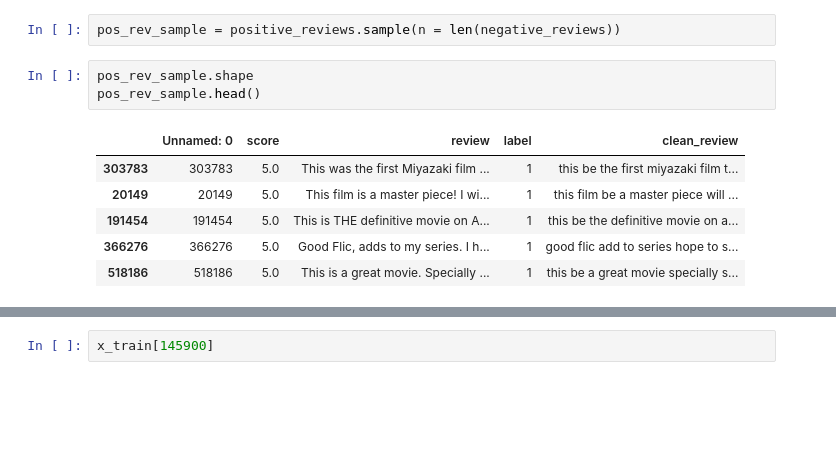
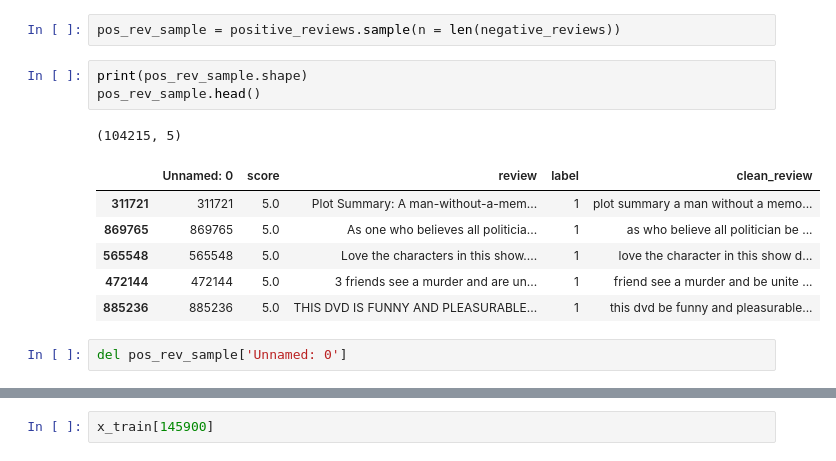
Before and after one commit to nmoguilner/doc2vec-notebook, a Jupyter notebook: Sentiment Corpus File.ipynb, the cells around one changed output, grey strips where cells are left out. Saved outputs shown, nothing was run; the diff lists cells and outputs as text; blank space fills up the shorter version.

```diff
--- a/Sentiment Corpus File.ipynb
+++ b/Sentiment Corpus File.ipynb
@@ -156,12 +179,15 @@ print(len(negative_reviews))
 # %%
 pos_rev_sample = positive_reviews.sample(n = len(negative_reviews))
 # %%
-pos_rev_sample.shape
+print(pos_rev_sample.shape)
 pos_rev_sample.head()
 # %% [output]
+(104215, 5)
 |  | Unnamed: 0 | score | review | label | clean_review |
-| 303783 | 303783 | 5.0 | This was the first Miyazaki film ... | 1 | this be the first miyazaki film t... |
-| 20149 | 20149 | 5.0 | This film is a master piece! I wi... | 1 | this film be a master piece will ... |
-| 191454 | 191454 | 5.0 | This is THE definitive movie on A... | 1 | this be the definitive movie on a... |
-| 366276 | 366276 | 5.0 | Good Flic, adds to my series. I h... | 1 | good flic add to series hope to s... |
-| 518186 | 518186 | 5.0 | This is a great movie. Specially ... | 1 | this be a great movie specially s... |
+| 311721 | 311721 | 5.0 | Plot Summary: A man-without-a-mem... | 1 | plot summary a man without a memo... |
+| 869765 | 869765 | 5.0 | As one who believes all politicia... | 1 | as who believe all politician be ... |
+| 565548 | 565548 | 5.0 | Love the characters in this show.... | 1 | love the character in this show d... |
+| 472144 | 472144 | 5.0 | 3 friends see a murder and are un... | 1 | friend see a murder and be unite ... |
+| 885236 | 885236 | 5.0 | THIS DVD IS FUNNY AND PLEASURABLE... | 1 | this dvd be funny and pleasurable... |
+# %%
+del pos_rev_sample['Unnamed: 0']
```
Also changed, not shown: parts of 58 cells of this notebook.
